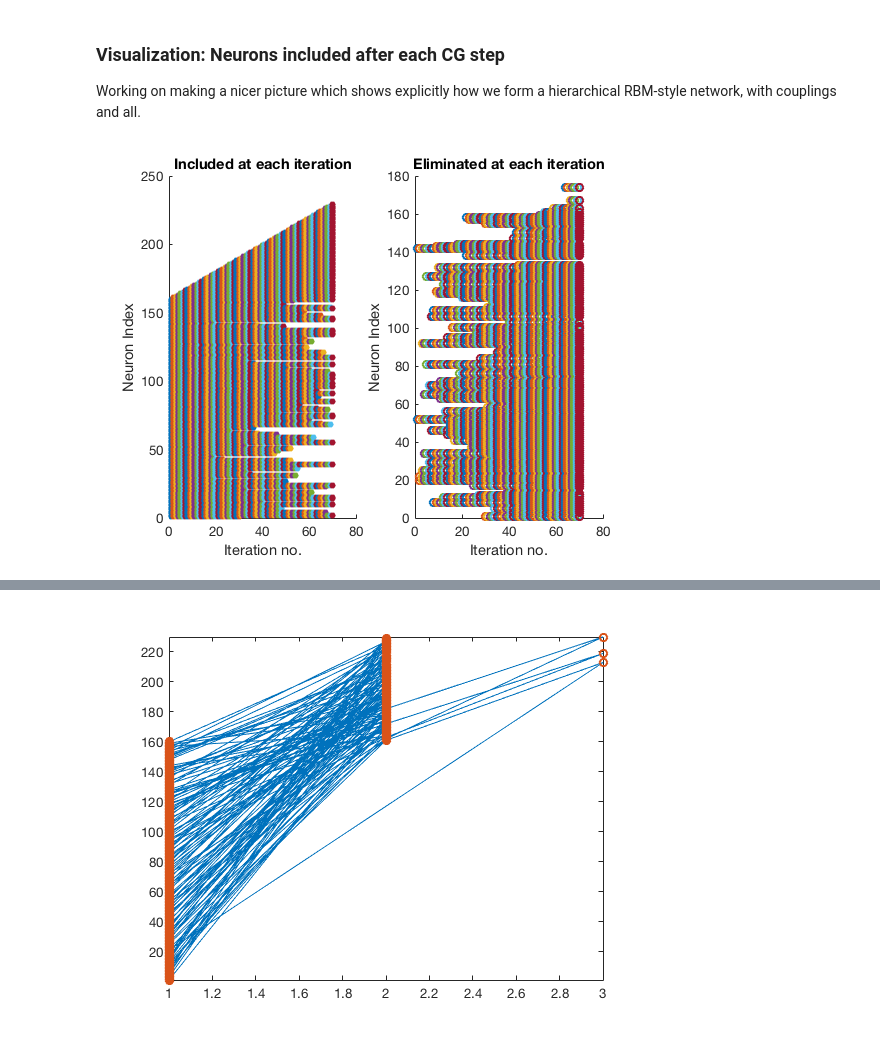
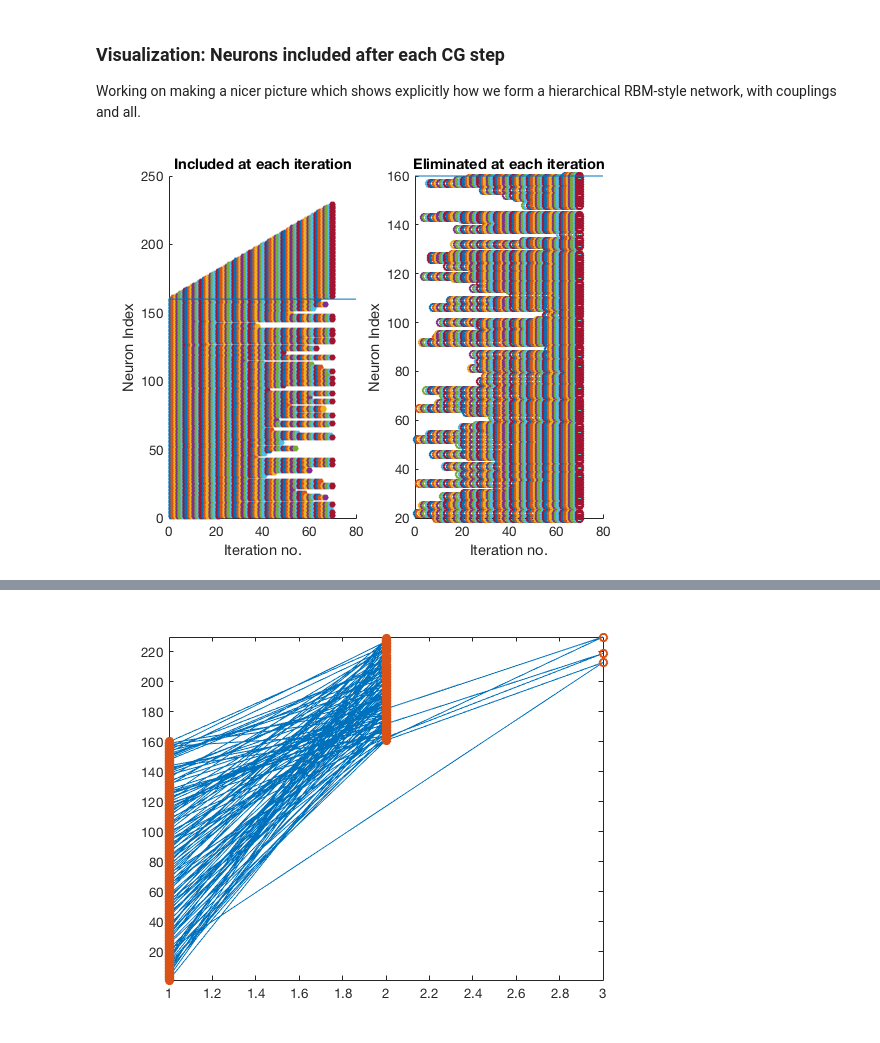
Before and after one commit to jlnatal/CGProj, a Jupyter notebook: CG_NB.ipynb, the cells around one changed output, grey strips where cells are left out. Cells and saved outputs as stored; diff of their text form; code cells hidden in the pictures.

```diff
--- a/CG_NB.ipynb
+++ b/CG_NB.ipynb
@@ -225,20 +253,22 @@ Working on making a nicer picture which shows explicitly how we form a hierarchi
 # %%
 for k=1:CGevents
 
   subplot(1,2,1)
   scatter(k*ones(1,length(incl{k}(:))),incl{k}(:),25,'filled')
   hold on
   ylabel('Neuron Index')
   xlabel('Iteration no.')
   title('Included at each iteration')
+  refline(0,160)
 
   subplot(1,2,2)
   scatter(k*ones(1,length(cell2mat(eliminated(1:k)))),cell2mat(eliminated(1:k)))
   ylabel('Neuron Index')
   xlabel('Iteration no.')
   title('Eliminated at each iteration')
   hold on
+  refline(0,160)
 
 end
 # %% [output]
-[figure, old version]
+[figure, new version]
```
Also changed, not shown: parts of 32 cells of this notebook.
